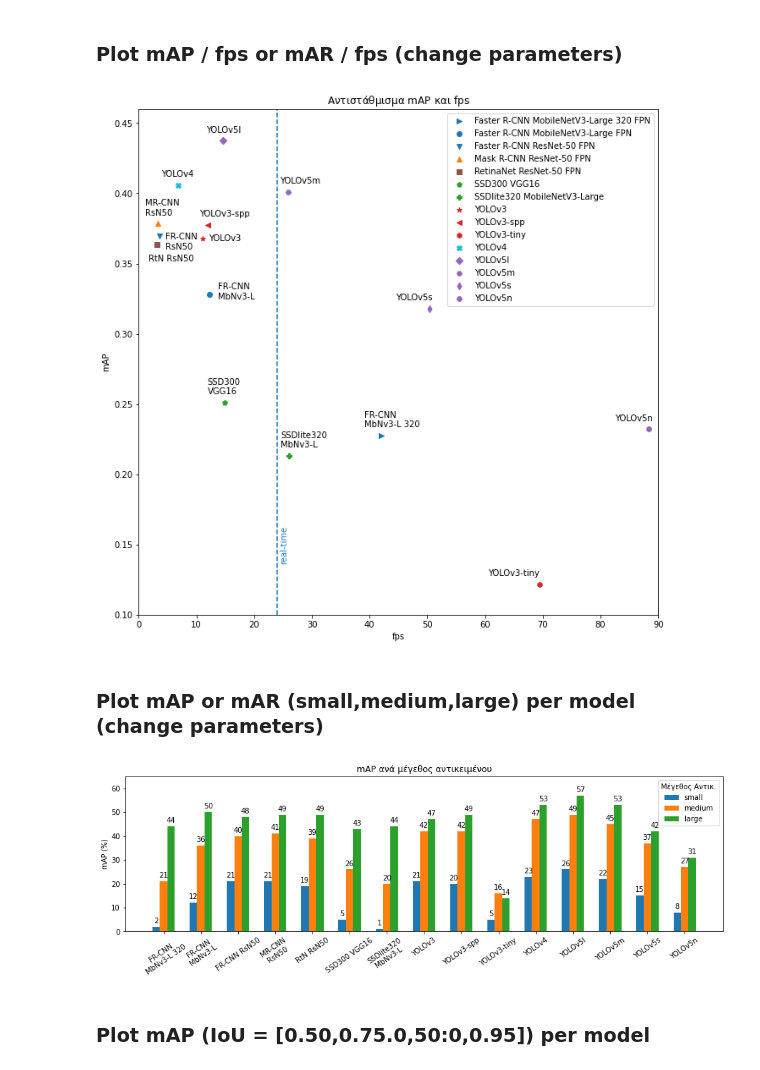
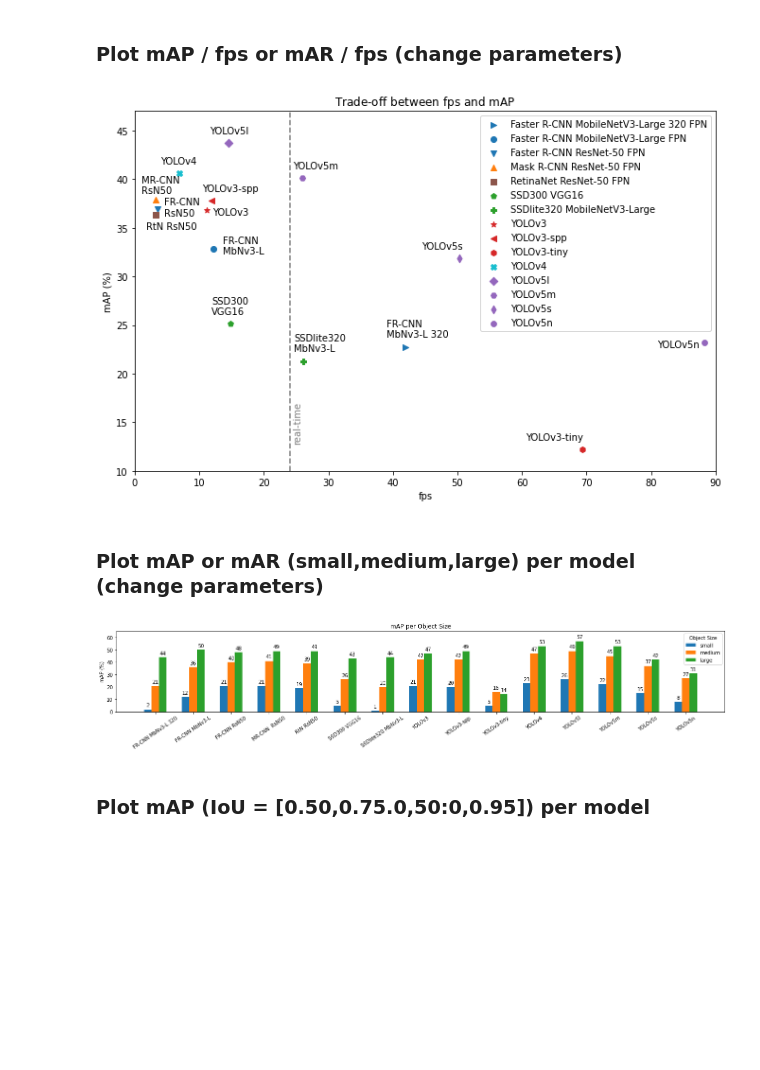
Before and after one commit to joangog/object-detection, a Jupyter notebook: analysis.ipynb, the cells around one changed output. Cells and saved outputs as stored; diff of their text form; code cells hidden in the pictures; blank space fills up the shorter version.

Commit message:
Added new graphs for GFLOPs and translated to english

```diff
--- a/analysis.ipynb
+++ b/analysis.ipynb
@@ -183,12 +183,12 @@ elif dataset_name == 'PWMFD':
     markers = ['o','h','s','^']
     colors = ['tab:blue', 'tab:orange','tab:green', 'tab:red']
     models = results.model.unique()
-    models_short = ['No TE Block', 'TE Block (Backbone)', 'TE Block (Heads)', 'TE Block (Backbone + Heads)']
+    models_short = ['No TE', 'TE (Backbone)', 'TE (Heads)', 'TE (Backbone + Heads)']
   elif subfolder == 'se_block':
     markers = ['o','h','s','^']
     colors = ['tab:blue', 'tab:orange','tab:green', 'tab:red']
     models = results.model.unique()
-    models_short = ['No SE Block', 'SE Block + FL', 'SE Block', 'SE Block + Mixup + FL', 'SE Block + Mixup']
+    models_short = ['No SE', 'SE + FL', 'SE ', 'SE + Mixup + FL', 'SE + Mixup']
 # %% [markdown]
 ### Gather metrics
 # %%
@@ -393,34 +393,34 @@ metric = results[
 
 # Start plotting
 if dataset_name == 'COCO17':
-  plt.figure(figsize=(11,11))
+  plt.figure(figsize=(11,7))
 elif dataset_name == 'PWMFD':
   plt.figure(figsize=(6,6))
 
 metric_superscript = f'{area},max={max_dets}' if show_area & show_max_dets else area if show_area else f'max={max_dets}' if show_max_dets else ''  # metric superscript for the plot's title
 metric_name_short = 'mAP' if metric_name == 'avg_precision' else 'mAR' if metric_name == 'avg_recall' else ''  # metric name for the plot's title
 iou_script = f'@[{iou.replace("0.",".")}]' if show_iou else ''  # iou script for plot's title
-plt.title('Αντιστάθμισμα ' + metric_name_short + '$^{' + metric_superscript + '}$' + iou_script + ' και fps' )
+plt.title('Trade-off between fps and ' + metric_name_short + '$^{' + metric_superscript + '}$' + iou_script )
 
-plt.ylabel(metric_name_short)
+plt.ylabel(metric_name_short + ' (%)')
 plt.xlabel('fps')
 
 if dataset_name == 'COCO17':
   if metric_name == 'avg_precision':
     xlim = (0,90)
-    ylim = (0.1,0.46)
+    ylim = (10,47)
   elif metric_name == 'avg_recall':
     xlim = (0,90)
-    ylim = (0.1,0.6)
+    ylim = (10,60)
 if dataset_name == 'PWMFD':
   xlim = (0,90)
-  ylim = (0.1,0.45)
+  ylim = (10,45)
   if subfolder == 'model':
     xlim = (0,90)
-    ylim = (0.3,0.45)
+    ylim = (30,45)
   elif subfolder == 'img_size':
     xlim = (40,80)
-    ylim = (0.3,0.42)
+    ylim = (30,42)
 
 plt.xlim(xlim)
 plt.ylim(ylim)
@@ -436,25 +436,25 @@ for i in range(0,len(models)):
       if models[i] == 'SSDlite320 MobileNetV3-Large':
         xytext = (-10,10)
       if models[i] == 'Faster R-CNN ResNet-50 FPN':
-        xytext = (7,-15)
+        xytext = (7,-7)
       if models[i] == 'Mask R-CNN ResNet-50 FPN':
-        xytext = (-15,10)
+        xytext = (-15,7)
       if models[i] == 'Faster R-CNN MobileNetV3-Large FPN':
         xytext = (10,-5)
       if models[i] == 'YOLOv3':
-        xytext = (7,-3)
+        xytext = (7,-5)
       if models[i] == 'YOLOv3-spp':
         xytext = (-10,10)
       if models[i] == 'YOLOv5m':
         xytext = (-10,10)
       if models[i] == 'YOLOv5n':
-        xytext = (-40,10)
+        xytext = (-50,-5)
       if models[i] == 'YOLOv5s':
         xytext = (-40,10)
       if models[i] == 'YOLOv3-tiny':
         xytext = (-60,10)
       if models[i] == 'RetinaNet ResNet-50 FPN':
-        xytext = (-10,-20)
+        xytext = (-10,-15)
 
     if metric_name == 'avg_recall':
       xytext = (-20,10)
@@ -465,38 +465,38 @@ for i in range(0,len(models)):
       if models[i] == 'Faster R-CNN MobileNetV3-Large FPN':
         xytext = (10,-15)
       if models[i] == 'YOLOv3':
         xytext = (-5,-20)
       if models[i] == 'YOLOv4':
         xytext = (-30,10)
       if models[i] == 'YOLOv5m':
         xytext = (-10,10)
       if models[i] == 'YOLOv5n':
         xytext = (-35,10)
       if models[i] == 'YOLOv3-tiny':
         xytext = (-60,10)
       if models[i] == 'RetinaNet ResNet-50 FPN':
         xytext = (-20,10)
       if models[i] == 'Mask R-CNN ResNet-50 FPN':
         xytext = (10,0)
   elif dataset_name == 'PWMFD':
     xytext = (-20,10)
 
   # Point annotations
-  plt.annotate(tw.fill(models_short[i], width=11), (fps[i], metric[i]), xytext=xytext, textcoords='offset points')
+  plt.annotate(tw.fill(models_short[i], width=11), (fps[i], metric[i]*100), xytext=xytext, textcoords='offset points')
   # Scatter plot
-  plt.scatter(fps[i],metric[i],marker=markers[i],color=colors[i])
+  plt.scatter(fps[i],metric[i]*100,marker=markers[i],color=colors[i])
 
 # Plot vertical line for real-time fps
 if dataset_name == 'COCO17':
-  plt.vlines(x=24, ymin=ylim[0], ymax=ylim[1], colors='tab:blue', linestyles='dashed')
-  plt.text(24.5, 0.15, "real-time", rotation=90, verticalalignment='center', color='tab:blue')
+  plt.vlines(x=24, ymin=ylim[0], ymax=ylim[1], colors='tab:grey', linestyles='dashed')
+  plt.text(24.5, 15, "real-time", rotation=90, verticalalignment='center', color='tab:grey')
 
 
 plt.legend(models, scatterpoints=1)
 
 plt.show()
 # %% [output]
-[figure, old version]
+[figure, new version]
 # %% [markdown]
 ### Plot  mAP or mAR (small,medium,large) per model (change parameters)
 # %%
@@ -521,10 +521,10 @@ if dataset_name == 'PWMFD':
   if subfolder == 'te_block':
     fig.set_size_inches(10,6)
   if subfolder == 'se_block':
-    fig.set_size_inches(10,6)
+    fig.set_size_inches(10,2)
 
 if dataset_name == 'COCO17':
-  fig.set_size_inches(15,4)
+  fig.set_size_inches(22,3)
 
 
 if metric_name == 'avg_precision':
@@ -534,6 +534,8 @@ if metric_name == 'avg_precision':
   metric_large = mAP_large
   if subfolder == None:
     plt.ylim(0,65)
+  elif subfolder == 'se_block':
+    plt.ylim(0,90)
   elif subfolder == 'te_block':
     plt.ylim(0,83)
 
@@ -570,13 +572,14 @@ small_bar = ax.bar(x - width, to_percent(temp_metric_small), width, label='small
 medium_bar = ax.bar(x, to_percent(temp_metric_medium), width, label='medium')
 large_bar = ax.bar(x + width, to_percent(temp_metric_large), width, label='large')
 
+ax.set_title(f'{metric_name_short} per Object Size')
+
 ax.set_ylabel(f'{metric_name_short} (%)')
-ax.set_title(f'{metric_name_short} ανά μέγεθος αντικειμένου')
 ax.set_xticks(x)
 if dataset_name=='COCO17':
   plt.xticks(rotation=35)
-ax.set_xticklabels([tw.fill(model_name, width=12) for model_name in temp_models_short])
-ax.legend(title='Μέγεθος Αντικ.')
+ax.set_xticklabels(temp_models_short)
+ax.legend(title='Object Size') # ncol=3 for horizontal legend
 
 ax.bar_label(small_bar, padding=3)
 ax.bar_label(medium_bar, padding=3)
@@ -585,7 +588,7 @@ ax.bar_label(large_bar, padding=3)
 
 plt.show()
 # %% [output]
-[figure, old version]
+[figure, new version]
 # %% [markdown]
 ### Plot  mAP (IoU = [0.50,0.75.0,50:0,0.95]) per model
 # %%
```
Also changed, not shown: parts of 11 cells of this notebook.
